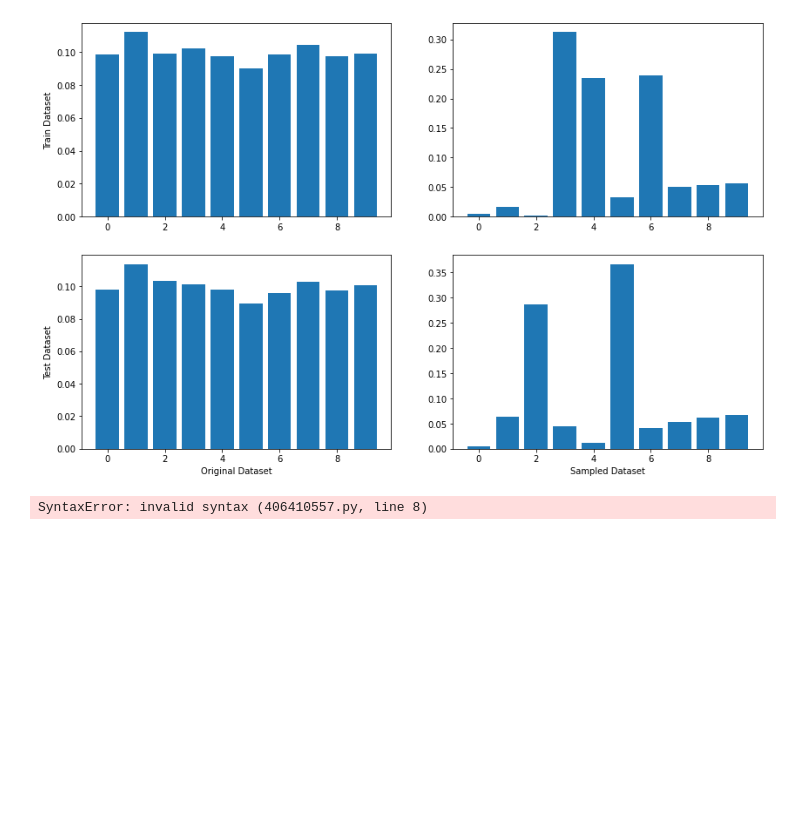
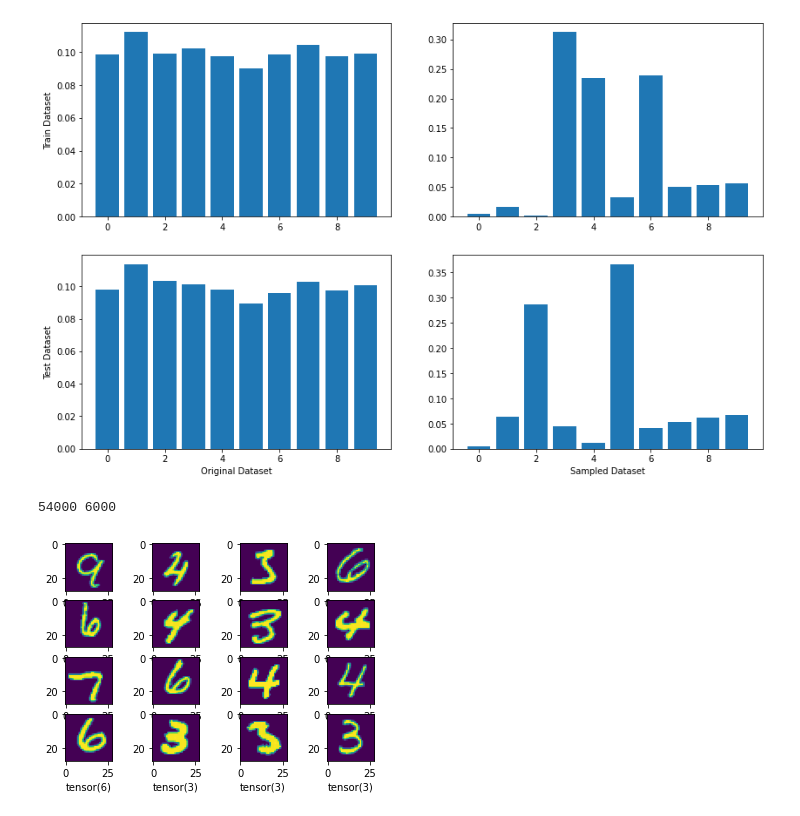
Before and after one commit to leeh8911/deeplearning_excercise, a Jupyter notebook: imbalance_problem.ipynb, the cells around one changed output. Drawn from its saved outputs; the diff is of its cells as text; code cells hidden in the pictures; blank space fills up the shorter version.

Commit message:
update model and trainer

```diff
--- a/imbalance_problem.ipynb
+++ b/imbalance_problem.ipynb
@@ -31,10 +39,10 @@ transform = transforms.Compose([
     transforms.ToTensor()
 ])
 
-train_datasets = datasets.MNIST('./data', train=True, download=True, transform=transform)
-test_datasets = datasets.MNIST('./data', train=False, download=True, transform=transform)
+train_dataset = datasets.MNIST('./data', train=True, download=True, transform=transform)
+test_dataset = datasets.MNIST('./data', train=False, download=True, transform=transform)
 # %%
-nclass = len(train_datasets.classes)
+nclass = len(train_dataset.classes)
 
 if SAME_DISTRIBUTION:
     train_dataset_distribution = np.random.rand(nclass)
@@ -65,24 +73,24 @@ def sampled_datasets(class_weights, dataset):
     samples = [dataset[i] for i in sampler]
     return samples
 
-new_train_datasets = sampled_datasets(train_dataset_distribution, train_datasets)
-new_test_datasets = sampled_datasets(test_dataset_distribution, test_datasets)
+new_train_dataset = sampled_datasets(train_dataset_distribution, train_dataset)
+new_test_dataset = sampled_datasets(test_dataset_distribution, test_dataset)
 
 train_origin_count = np.zeros((nclass, ))
 train_new_count = np.zeros((nclass, ))
 test_origin_count = np.zeros((nclass, ))
 test_new_count = np.zeros((nclass, ))
 
-for _, c in train_datasets:
+for _, c in train_dataset:
     train_origin_count[c] += 1
 
-for _, c in new_train_datasets:
+for _, c in new_train_dataset:
     train_new_count[c] += 1
 
-for _, c in test_datasets:
+for _, c in test_dataset:
     test_origin_count[c] += 1
 
-for _, c in new_test_datasets:
+for _, c in new_test_dataset:
     test_new_count[c] += 1
 
 train_origin_distribution = train_origin_count / sum(train_origin_count)
@@ -104,17 +112,22 @@ axes[1][1].set_xlabel("Sampled Dataset")
 plt.show()
 # %% [output]
 [figure]
+# %%
+new_train_dataset, new_valid_dataset = train_test_split(new_train_dataset, test_size=0.1)
+print(len(new_train_dataset), len(new_valid_dataset))
+# %% [output]
+54000 6000
 # %%
 
-train_loader = DataLoader(new_train_datasets, batch_size=16, shuffle=True)
+train_loader = DataLoader(new_train_dataset, batch_size=train_batch_size, shuffle=True)
 
 fig, axes = plt.subplots(4, 4)
 for batch in train_loader:
     for idx, (X, y) in enumerate(zip(*batch)):
-        print(X)
-        axes[idx % 4][idx // 4].imshow(X.squeeze(0)
+        axes[idx % 4][idx // 4].imshow(X.squeeze(0))
         axes[idx % 4][idx // 4].set_xlabel(y)
+    break
 
 plt.show()
 # %% [output]
-SyntaxError: invalid syntax (406410557.py, line 8)
+[figure, added]
```
Also changed, not shown: parts of 8 cells of this notebook, 2 other files.
